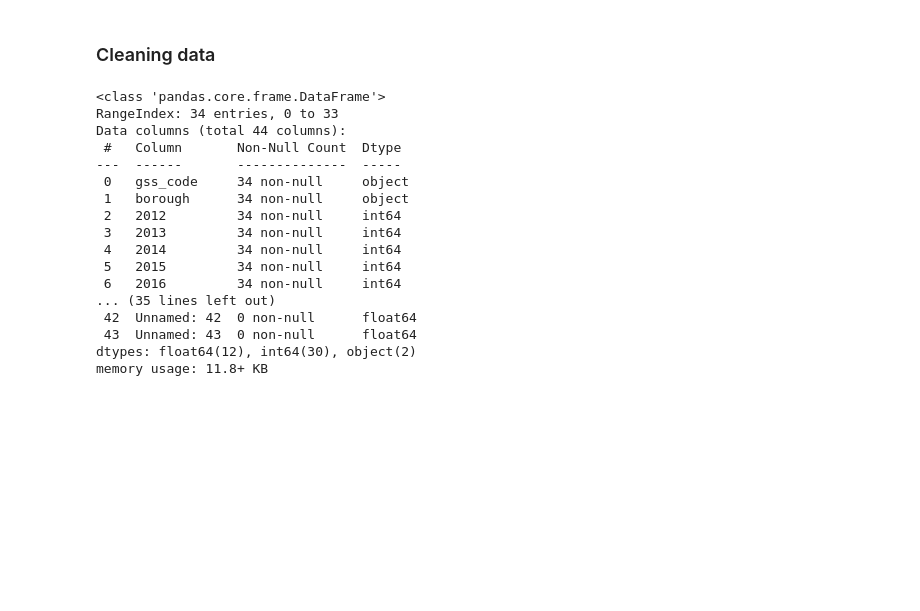
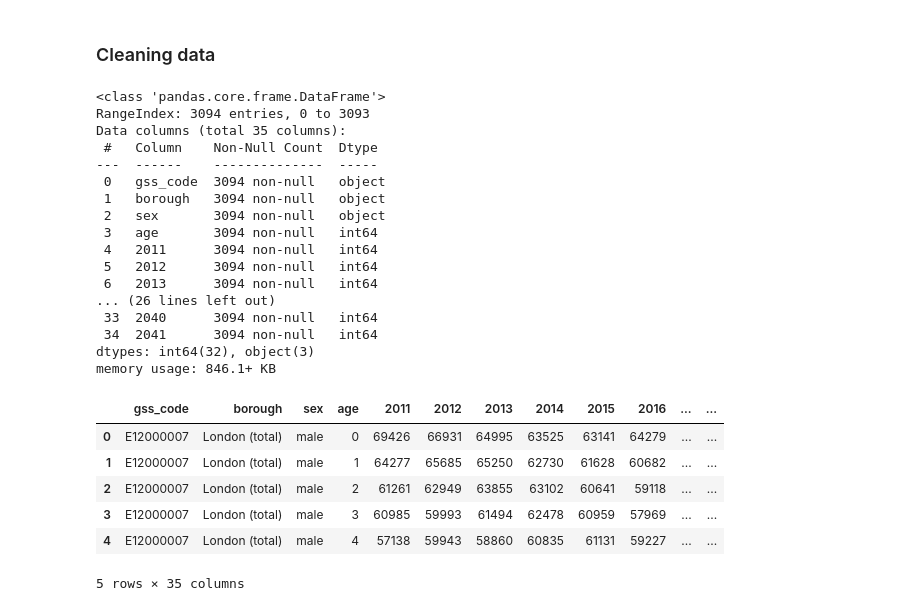
Before and after one commit to AJ-Horch/gla_population, a Jupyter notebook: GLA_project.ipynb, the cells around one changed output. Drawn from its saved outputs; the diff is of its cells as text; code cells hidden in the pictures; blank space fills up the shorter version.

```diff
--- a/GLA_project.ipynb
+++ b/GLA_project.ipynb
@@ -29,20 +36,20 @@ assued_development = pd.read_csv(development)
 # %%
-assued_development.info()
+persons.info()
 # %% [output]
 <class 'pandas.core.frame.DataFrame'>
-RangeIndex: 34 entries, 0 to 33
-Data columns (total 44 columns):
- #   Column       Non-Null Count  Dtype
----  ------       --------------  -----
- 0   gss_code     34 non-null     object
- 1   borough      34 non-null     object
- 2   2012         34 non-null     int64
- 3   2013         34 non-null     int64
- 4   2014         34 non-null     int64
- 5   2015         34 non-null     int64
- 6   2016         34 non-null     int64
-... (35 lines left out)
- 42  Unnamed: 42  0 non-null      float64
- 43  Unnamed: 43  0 non-null      float64
-dtypes: float64(12), int64(30), object(2)
-memory usage: 11.8+ KB
+RangeIndex: 3094 entries, 0 to 3093
+Data columns (total 35 columns):
+ #   Column    Non-Null Count  Dtype
+---  ------    --------------  -----
+ 0   gss_code  3094 non-null   object
+ 1   borough   3094 non-null   object
+ 2   sex       3094 non-null   object
+ 3   age       3094 non-null   int64
+ 4   2011      3094 non-null   int64
+ 5   2012      3094 non-null   int64
+ 6   2013      3094 non-null   int64
+... (26 lines left out)
+ 33  2040      3094 non-null   int64
+ 34  2041      3094 non-null   int64
+dtypes: int64(32), object(3)
+memory usage: 846.1+ KB
@@ -71,0 +56,10 @@ assued_development = assued_development.drop(columns={'Unnamed: 32','Unnamed: 33
+# %%
+males.head()
+# %% [output]
+|  | gss_code | borough | sex | age | 2011 | 2012 | 2013 | 2014 | 2015 | 2016 | ... | ... |
+| 0 | E12000007 | London (total) | male | 0 | 69426 | 66931 | 64995 | 63525 | 63141 | 64279 | ... | ... |
+| 1 | E12000007 | London (total) | male | 1 | 64277 | 65685 | 65250 | 62730 | 61628 | 60682 | ... | ... |
+| 2 | E12000007 | London (total) | male | 2 | 61261 | 62949 | 63855 | 63102 | 60641 | 59118 | ... | ... |
+| 3 | E12000007 | London (total) | male | 3 | 60985 | 59993 | 61494 | 62478 | 60959 | 57969 | ... | ... |
+| 4 | E12000007 | London (total) | male | 4 | 57138 | 59943 | 58860 | 60835 | 61131 | 59227 | ... | ... |
+5 rows × 35 columns
```
Also changed, not shown: parts of 15 cells of this notebook.
